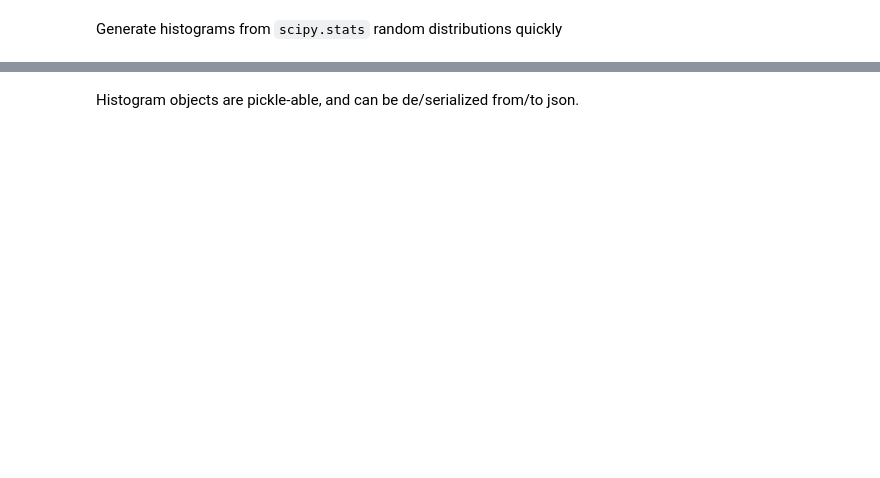
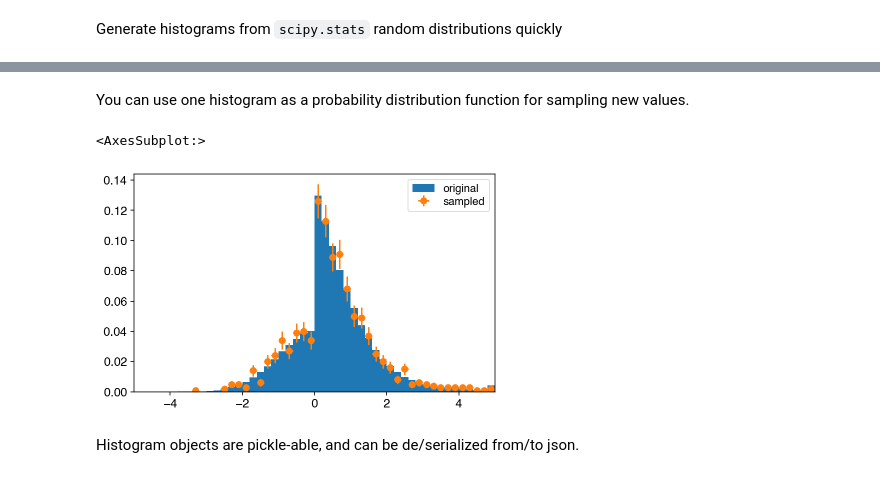
Before and after one commit to aminnj/yahist, a Jupyter notebook: examples/basic.ipynb, the cells around one changed output, grey strips where cells are left out. Saved outputs shown, nothing was run; the diff lists cells and outputs as text; code cells hidden in the pictures; blank space fills up the shorter version.

```diff
--- a/examples/basic.ipynb
+++ b/examples/basic.ipynb
@@ -133,3 +165,14 @@ Hist1D.from_random("norm", bins="100,-3,3", size=1e3)
+# %% [markdown]
+You can use one histogram as a probability distribution function for sampling new values.
+# %%
+h1 = Hist1D.from_random("norm", bins="50,-5,5") + Hist1D.from_random("expon", bins="50,-5,5")
+h2 = Hist1D(h1.sample(1e3), bins=h1.edges)
+
+h1.normalize().plot(label="original")
+h2.normalize().plot(histtype="step", label="sampled", show_errors=True)
+# %% [output]
+<AxesSubplot:>
+[figure, added]
 # %% [markdown]
 Histogram objects are pickle-able, and can be de/serialized from/to json.
 # %%
```
Also changed, not shown: parts of 27 cells of this notebook, 4 other files.
